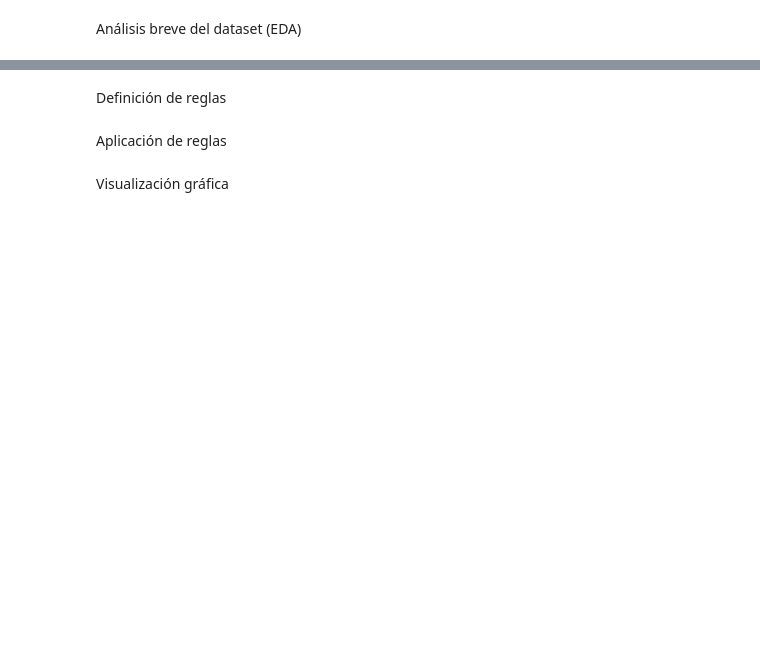
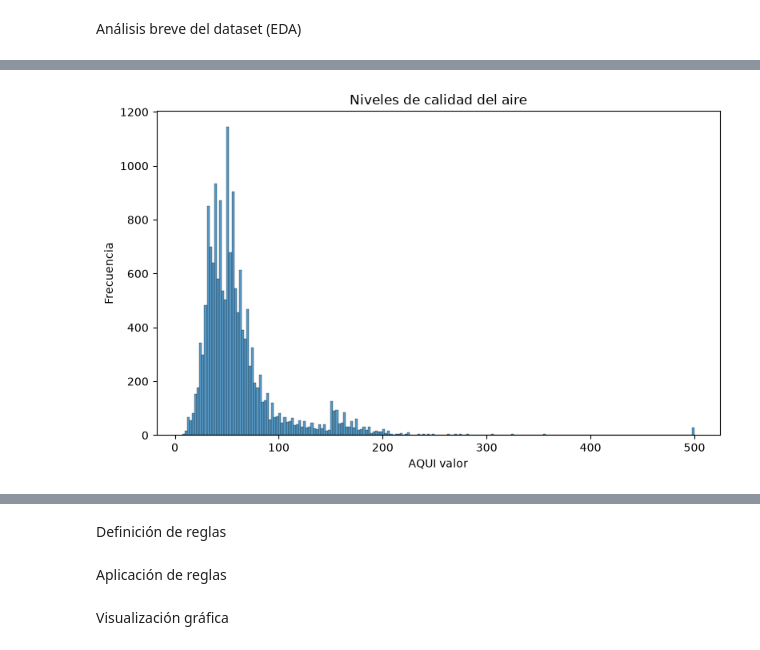
Before and after one commit to daniel-git130/CEIABD_26_27, a Jupyter notebook: MIA_26_27/NOTEBOOKS DEL AULA/03c_SBR_Practica1.ipynb, the cells around one changed output, grey strips where cells are left out. Cells and saved outputs as stored; diff of their text form; code cells hidden in the pictures; blank space fills up the shorter version.

```diff
--- a/MIA_26_27/NOTEBOOKS DEL AULA/03c_SBR_Practica1.ipynb
+++ b/MIA_26_27/NOTEBOOKS DEL AULA/03c_SBR_Practica1.ipynb
@@ -55,0 +108,10 @@ Análisis breve del dataset (EDA)
+# %%
+plt.figure(figsize=(8, 5))
+sns.histplot(data=data, x="AQI Value")
+plt.title("Niveles de calidad del aire")
+plt.xlabel("AQUI valor")
+plt.ylabel("Frecuencia")
+plt.tight_layout()
+plt.show()
+# %% [output]
+[figure, added]
```
Also changed, not shown: parts of 7 cells of this notebook, 25 other files.
